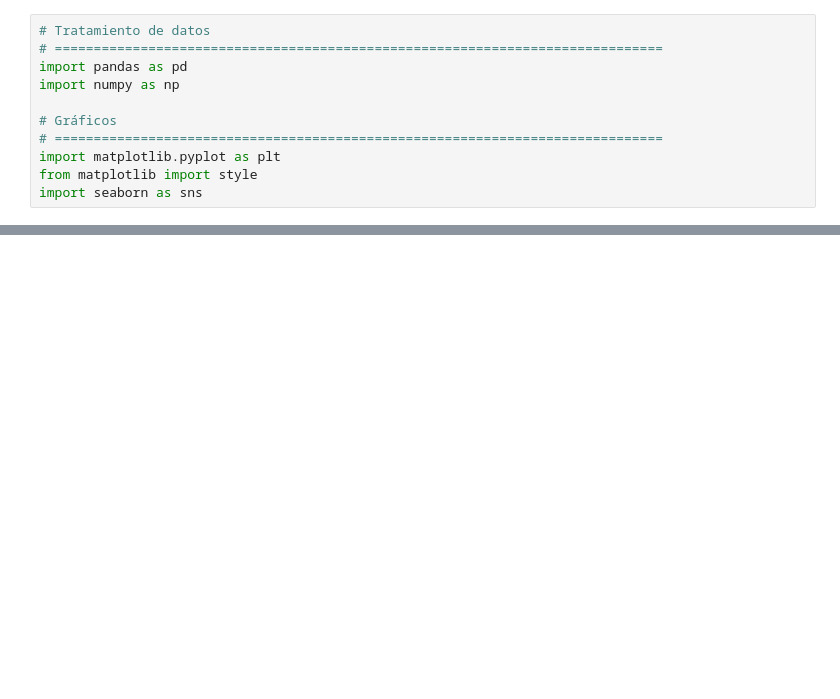
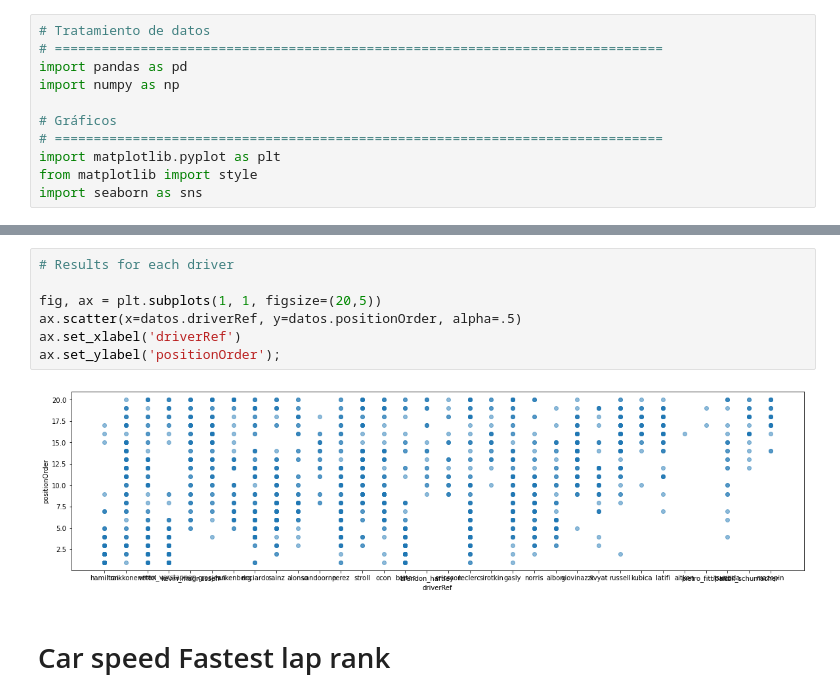
Before and after one commit to SeRoGaTa/FinalProject_Team_8, a Jupyter notebook: CleaningData/ExploringData.ipynb, the cells around one changed output, grey strips where cells are left out. Cells and saved outputs as stored; diff of their text form; blank space fills up the shorter version.

```diff
--- a/CleaningData/ExploringData.ipynb
+++ b/CleaningData/ExploringData.ipynb
@@ -65,0 +76,11 @@ memory usage: 3.5+ MB
+# %%
+# Results for each driver
+
+fig, ax = plt.subplots(1, 1, figsize=(20,5))
+ax.scatter(x=datos.driverRef, y=datos.positionOrder, alpha=.5)
+ax.set_xlabel('driverRef')
+ax.set_ylabel('positionOrder');
+# %% [output]
+[figure, added]
+# %% [markdown]
+# Car speed Fastest lap rank
```
Also changed, not shown: parts of 48 cells of this notebook, 2 other files.
